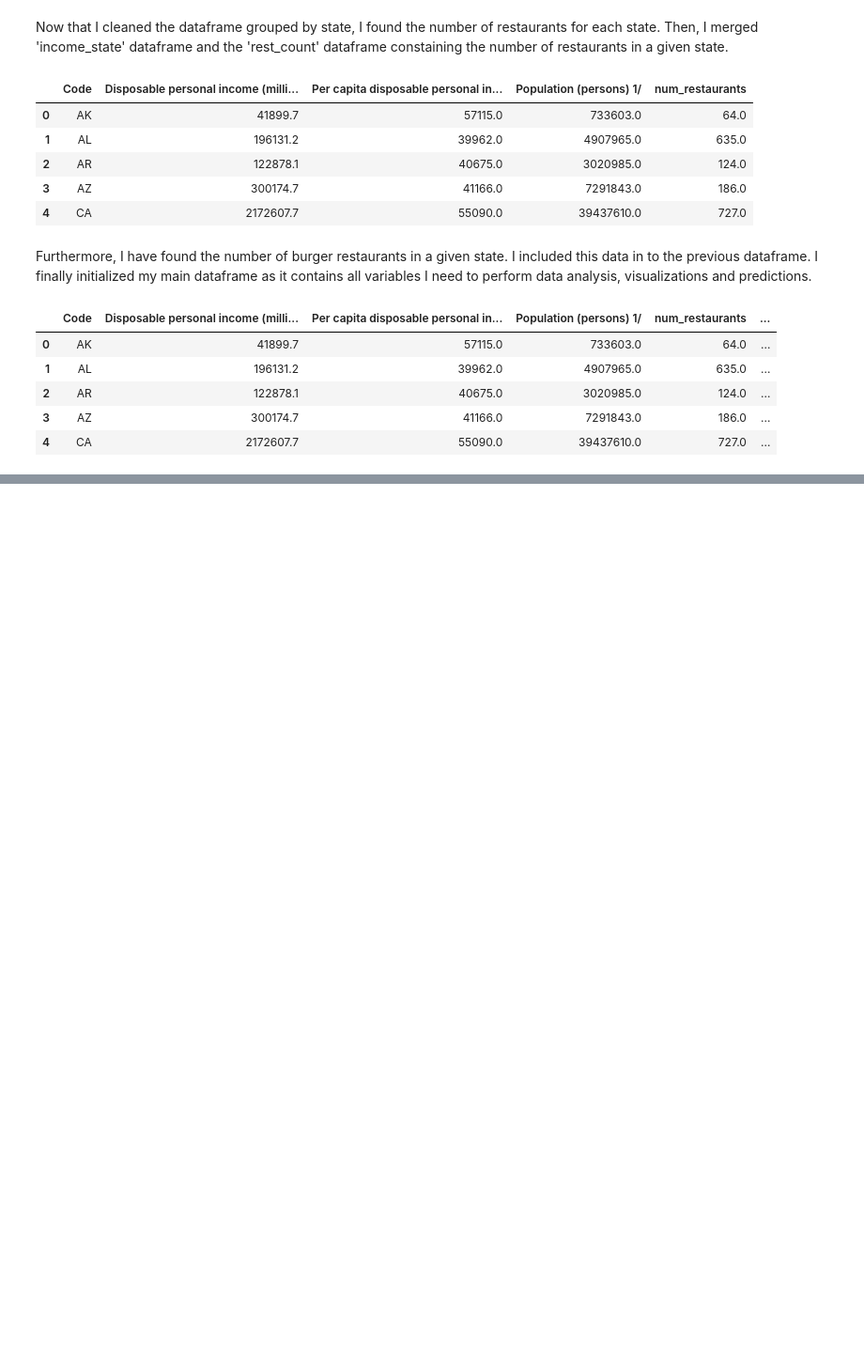
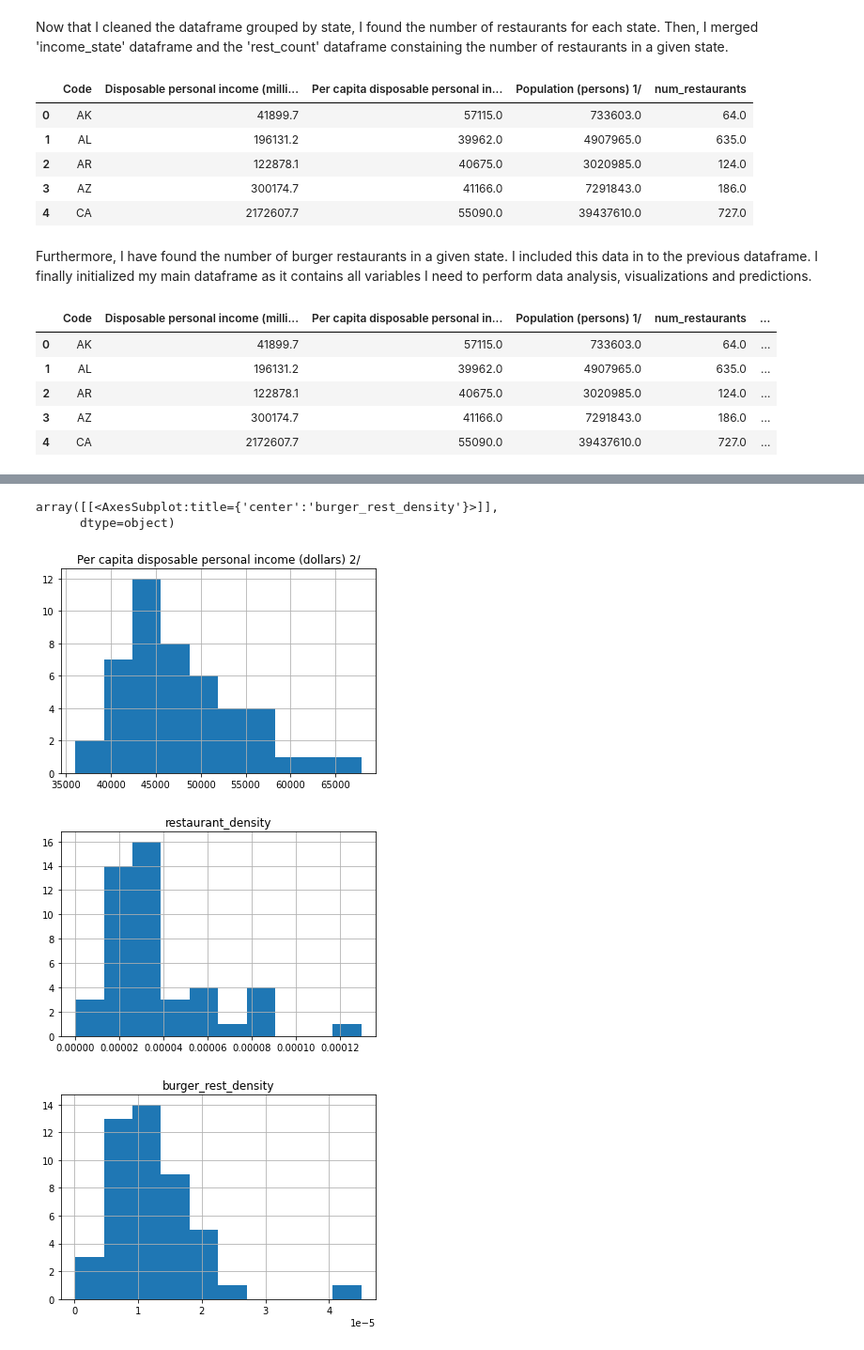
Before and after one commit to alishalaby07/RestaurantAnalysis, a Jupyter notebook: Assignment.ipynb, the cells around one changed output, grey strips where cells are left out. Shown at 94% size. Drawn from its saved outputs; the diff is of its cells as text; code cells hidden in the pictures; blank space fills up the shorter version.

```diff
--- a/Assignment.ipynb
+++ b/Assignment.ipynb
@@ -139,0 +158,10 @@ Simple data manipulation on the outcome variable, 'Per capita disposable persona
+# %%
+df_main.hist(column='Per capita disposable personal income (dollars) 2/')
+df_main.hist(column = 'restaurant_density')
+df_main.hist(column= 'burger_rest_density')
+# %% [output]
+array([[<AxesSubplot:title={'center':'burger_rest_density'}>]],
+      dtype=object)
+[figure, added]
+[figure, added]
+[figure, added]
```
Also changed, not shown: parts of 11 cells of this notebook.
